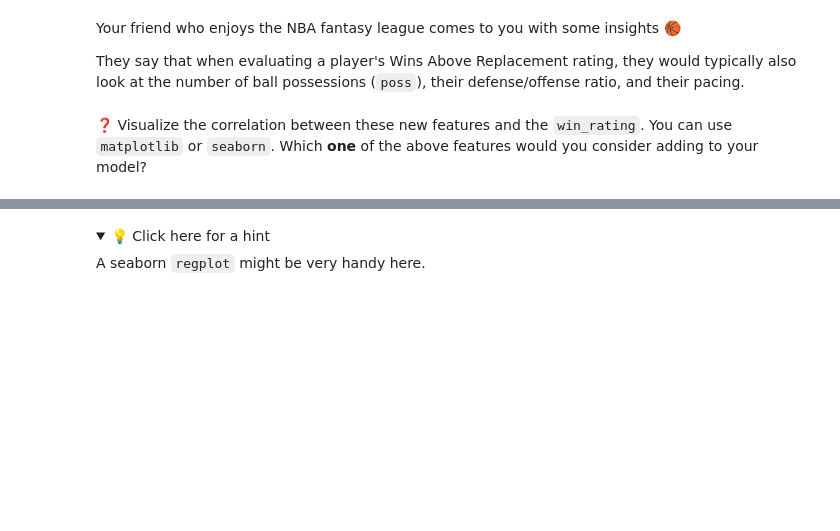
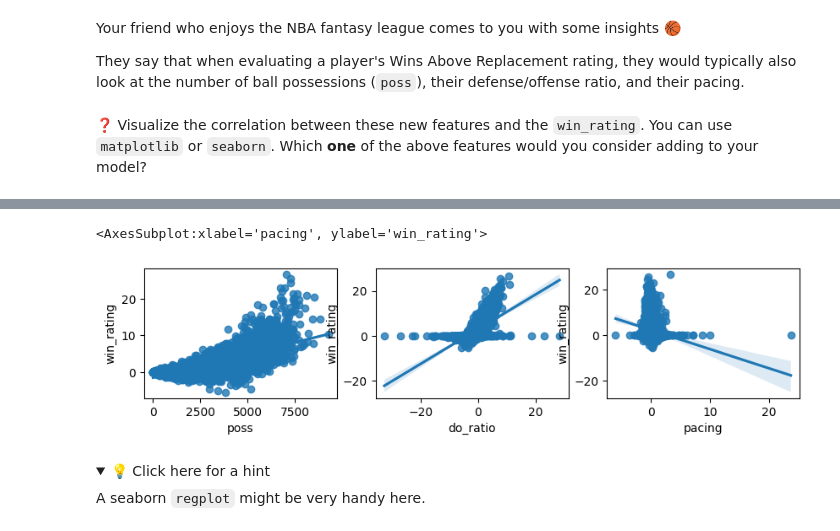
Before and after one commit to ParissaPeimaniyfard/data-linear-regression, a Jupyter notebook: Linear_Regression.ipynb, the cells around one changed output, grey strips where cells are left out. Cells and saved outputs as stored; diff of their text form; code cells hidden in the pictures; folded sections open; blank space fills up the shorter version.

```diff
--- a/Linear_Regression.ipynb
+++ b/Linear_Regression.ipynb
@@ -311,3 +315,14 @@ They say that when evaluating a player's Wins Above Replacement rating, they wou
+# %%
+plt.figure(figsize=(10,2))
+plt.subplot(1,3,1)
+sns.regplot(x='poss', y='win_rating' , data=base_data)
+plt.subplot(1,3,2)
+sns.regplot(x='do_ratio', y='win_rating', data= base_data)
+plt.subplot(1,3,3)
+sns.regplot(x='pacing', y='win_rating', data= base_data)
+# %% [output]
+<AxesSubplot:xlabel='pacing', ylabel='win_rating'>
+[figure, added]
 # %% [markdown]
 <details>
     <summary>💡 Click here for a hint</summary>
```
Also changed, not shown: parts of 7 cells of this notebook, 1 other file.
